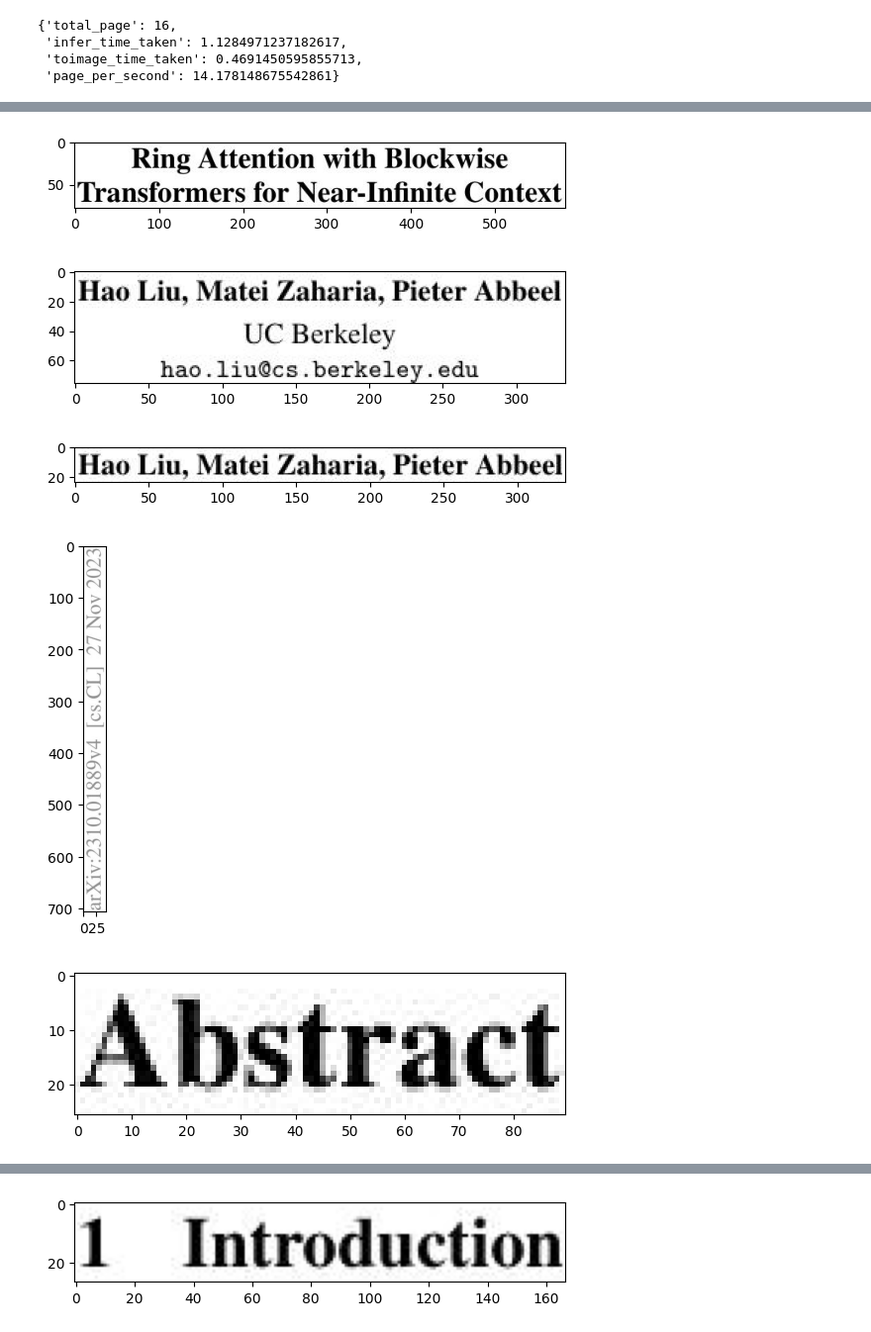
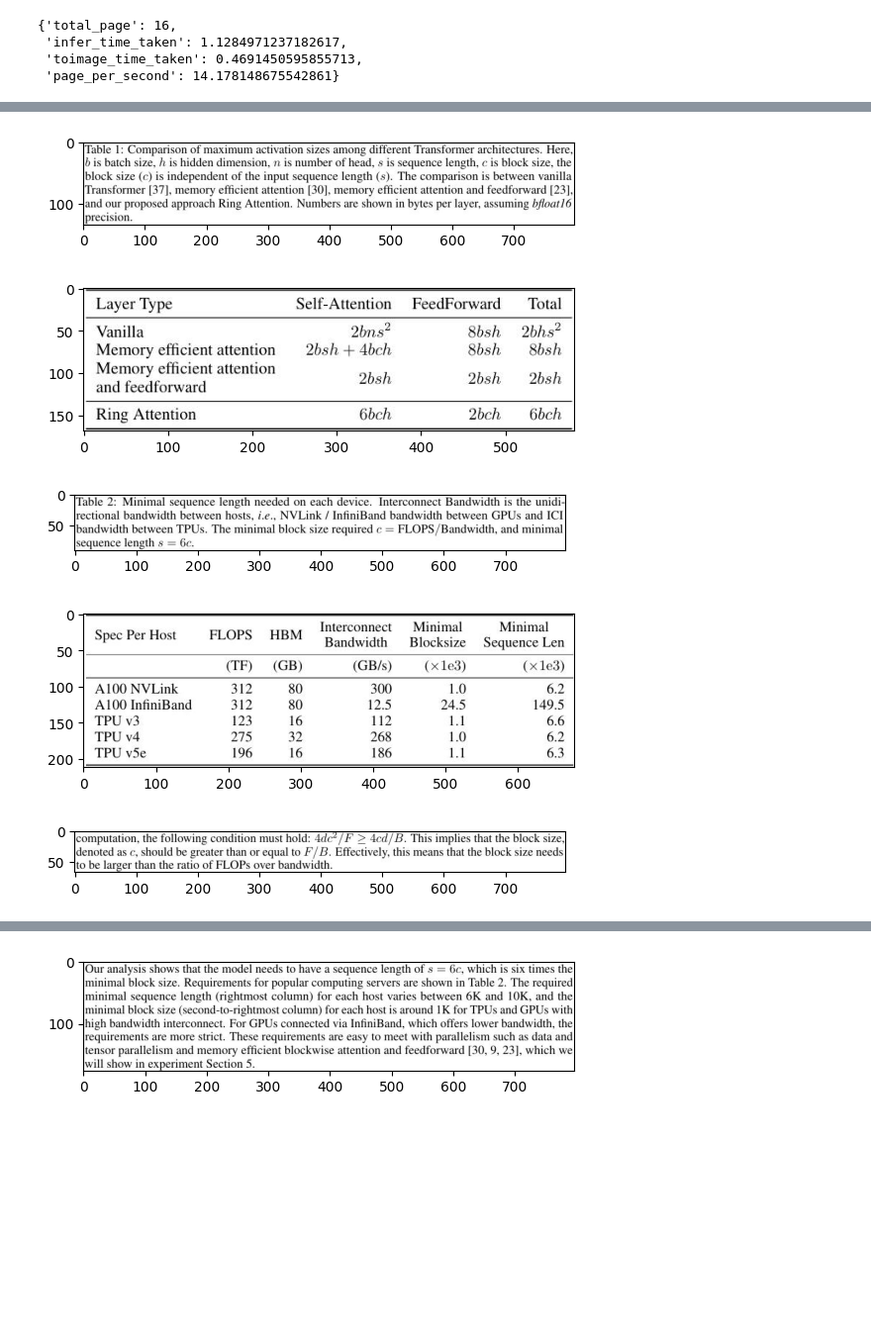
Before and after one commit to mesolitica/dynamic-batch-RAG-pipeline, a Jupyter notebook: notebook/ocr.ipynb, the cells around one changed output, grey strips where cells are left out. Shown at 99% size. Drawn from its saved outputs; the diff is of its cells as text; code cells hidden in the pictures; blank space fills up the shorter version.

```diff
--- a/notebook/ocr.ipynb
+++ b/notebook/ocr.ipynb
@@ -21,7 +21,7 @@ r['stats']
  'toimage_time_taken': 0.4691450595855713,
  'page_per_second': 14.178148675542861}
 # %%
-image_data = base64.b64decode(r['result'][0]['img'])
+image_data = base64.b64decode(r['result'][4]['img'])
 image = Image.open(BytesIO(image_data))
 image_np = np.array(image)
 plt.imshow(image_np)
@@ -31,16 +31,16 @@ plt.show()
 # %%
-boxes = r['result'][0]['coordinates']
+boxes = r['result'][4]['coordinates']
 for i in range(len(boxes)):
     y_min = boxes[i]['y_min']
     y_max = boxes[i]['y_max']
     x_min = boxes[i]['x_min']
     x_max = boxes[i]['x_max']
     cropped_img = image_np[y_min:y_max, x_min:x_max]
     plt.imshow(cropped_img)
     plt.show()
 # %% [output]
-[figure, old version]
+[figure, new version]
-[figure, old version]
+[figure, new version]
-[figure, old version]
+[figure, new version]
-[figure, old version]
+[figure, new version]
-[figure, old version]
+[figure, new version]
@@ -48 +48 @@ for i in range(len(boxes)):
-[figure, old version]
+[figure, new version]
```
Also changed, not shown: parts of 11 cells of this notebook, 5 other files.
